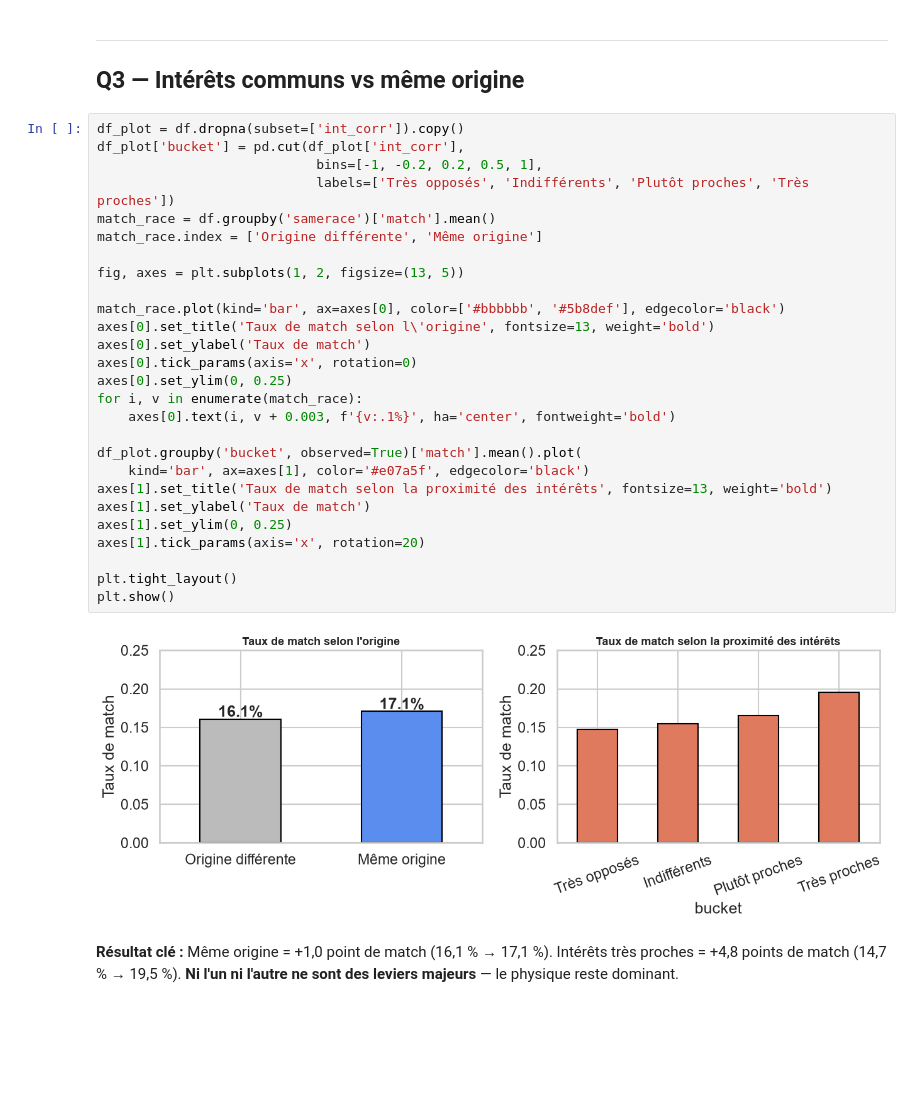
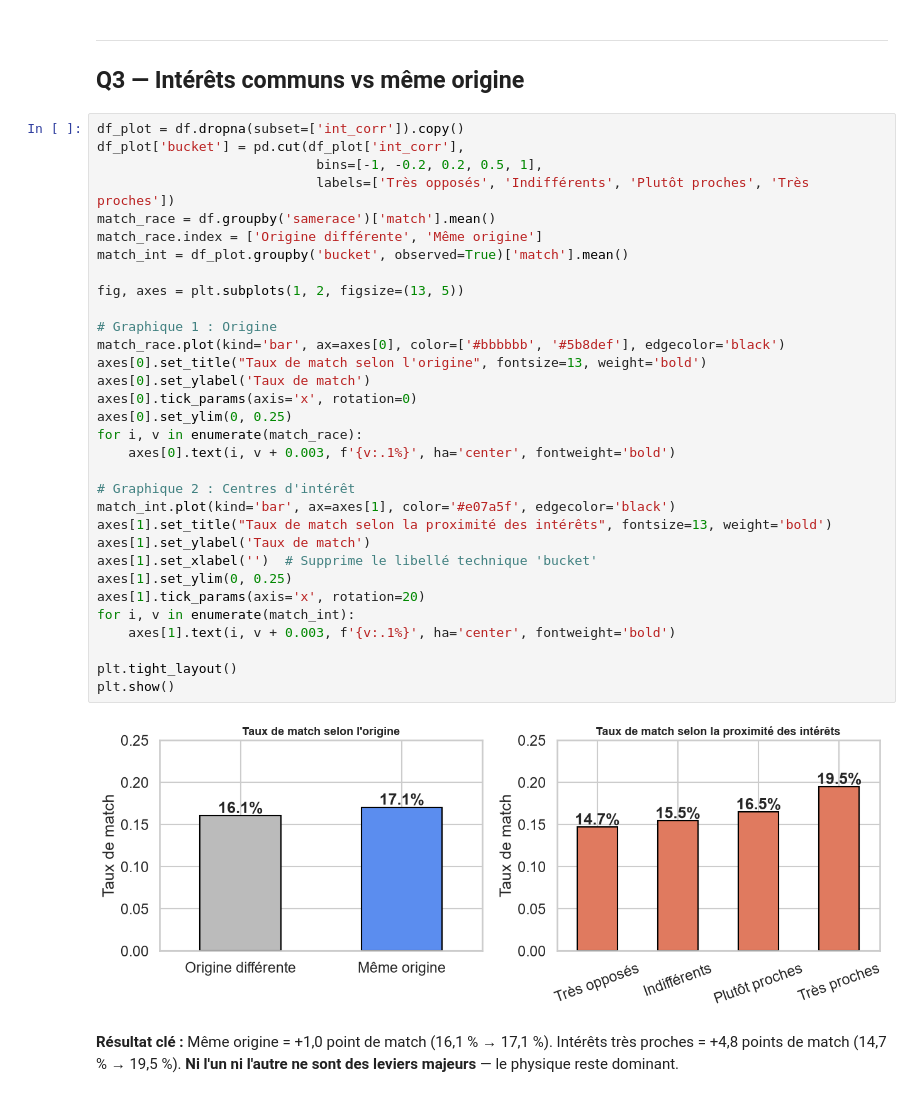
Before and after one commit to Elkristobal59/CERTIFICATION_CDSD, a Jupyter notebook: Bloc_2_Analyse_Exploratoire/Tinder/Tinder_speed_dating.ipynb, the cells around one changed output. Cells and saved outputs as stored; diff of their text form; blank space fills up the shorter version.

Commit message:
fix(tinder): suppression du label technique bucket et ajout des pourcentages sur le plot Q3

```diff
--- a/Bloc_2_Analyse_Exploratoire/Tinder/Tinder_speed_dating.ipynb
+++ b/Bloc_2_Analyse_Exploratoire/Tinder/Tinder_speed_dating.ipynb
@@ -113,32 +113,37 @@ plt.show()
 # %%
 df_plot = df.dropna(subset=['int_corr']).copy()
 df_plot['bucket'] = pd.cut(df_plot['int_corr'],
                             bins=[-1, -0.2, 0.2, 0.5, 1],
                             labels=['Très opposés', 'Indifférents', 'Plutôt proches', 'Très proches'])
 match_race = df.groupby('samerace')['match'].mean()
 match_race.index = ['Origine différente', 'Même origine']
+match_int = df_plot.groupby('bucket', observed=True)['match'].mean()
 
 fig, axes = plt.subplots(1, 2, figsize=(13, 5))
 
+# Graphique 1 : Origine
 match_race.plot(kind='bar', ax=axes[0], color=['#bbbbbb', '#5b8def'], edgecolor='black')
-axes[0].set_title('Taux de match selon l\'origine', fontsize=13, weight='bold')
+axes[0].set_title("Taux de match selon l'origine", fontsize=13, weight='bold')
 axes[0].set_ylabel('Taux de match')
 axes[0].tick_params(axis='x', rotation=0)
 axes[0].set_ylim(0, 0.25)
 for i, v in enumerate(match_race):
     axes[0].text(i, v + 0.003, f'{v:.1%}', ha='center', fontweight='bold')
 
-df_plot.groupby('bucket', observed=True)['match'].mean().plot(
-    kind='bar', ax=axes[1], color='#e07a5f', edgecolor='black')
-axes[1].set_title('Taux de match selon la proximité des intérêts', fontsize=13, weight='bold')
+# Graphique 2 : Centres d'intérêt
+match_int.plot(kind='bar', ax=axes[1], color='#e07a5f', edgecolor='black')
+axes[1].set_title("Taux de match selon la proximité des intérêts", fontsize=13, weight='bold')
 axes[1].set_ylabel('Taux de match')
+axes[1].set_xlabel('')  # Supprime le libellé technique 'bucket'
 axes[1].set_ylim(0, 0.25)
 axes[1].tick_params(axis='x', rotation=20)
+for i, v in enumerate(match_int):
+    axes[1].text(i, v + 0.003, f'{v:.1%}', ha='center', fontweight='bold')
 
 plt.tight_layout()
 plt.show()
 # %% [output]
-[figure, old version]
+[figure, new version]
 # %% [markdown]
 **Résultat clé :** Même origine = +1,0 point de match (16,1 % → 17,1 %). Intérêts très proches = +4,8 points de match (14,7 % → 19,5 %). **Ni l'un ni l'autre ne sont des leviers majeurs** — le physique reste dominant.
 # %% [markdown]
```
Also changed, not shown: 1 other file.
